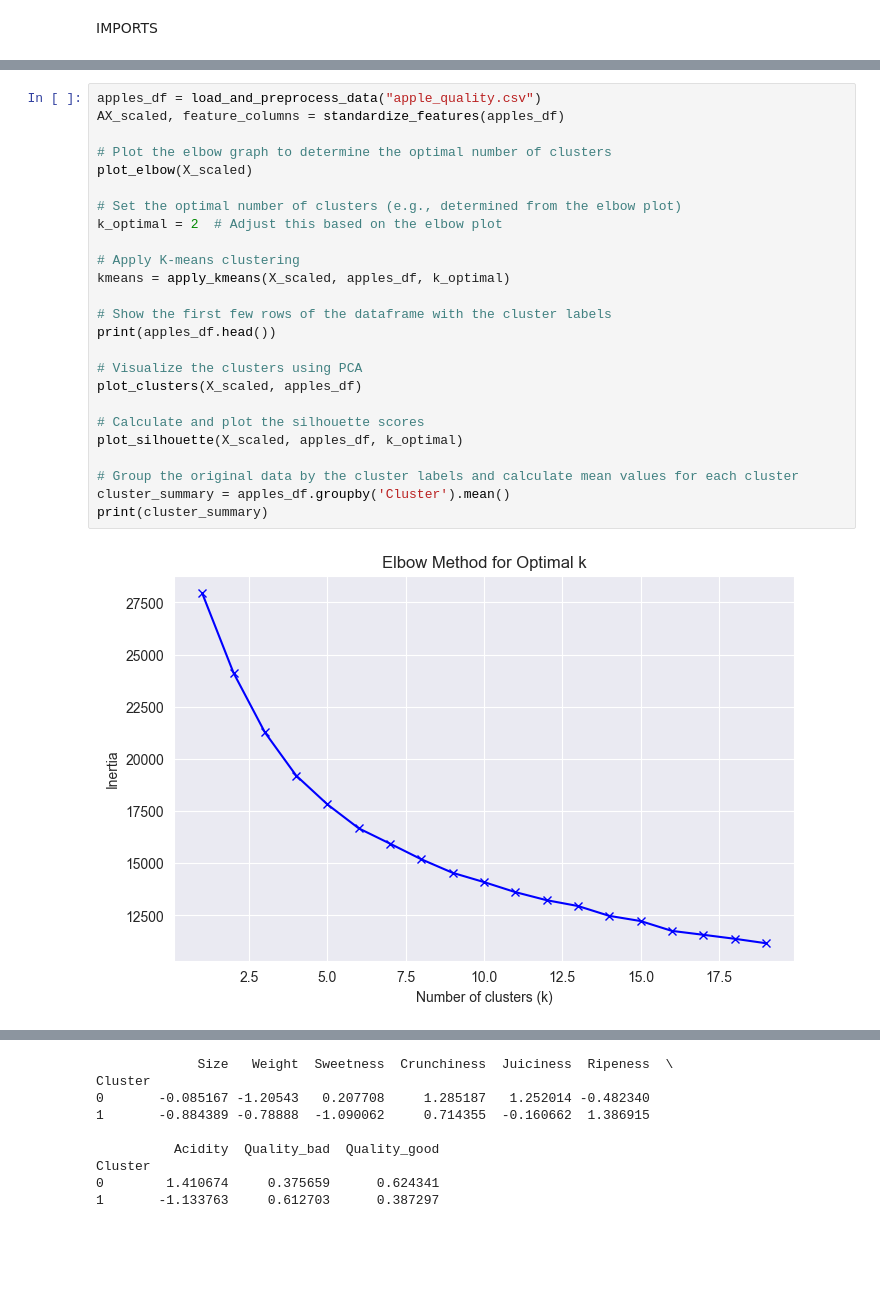
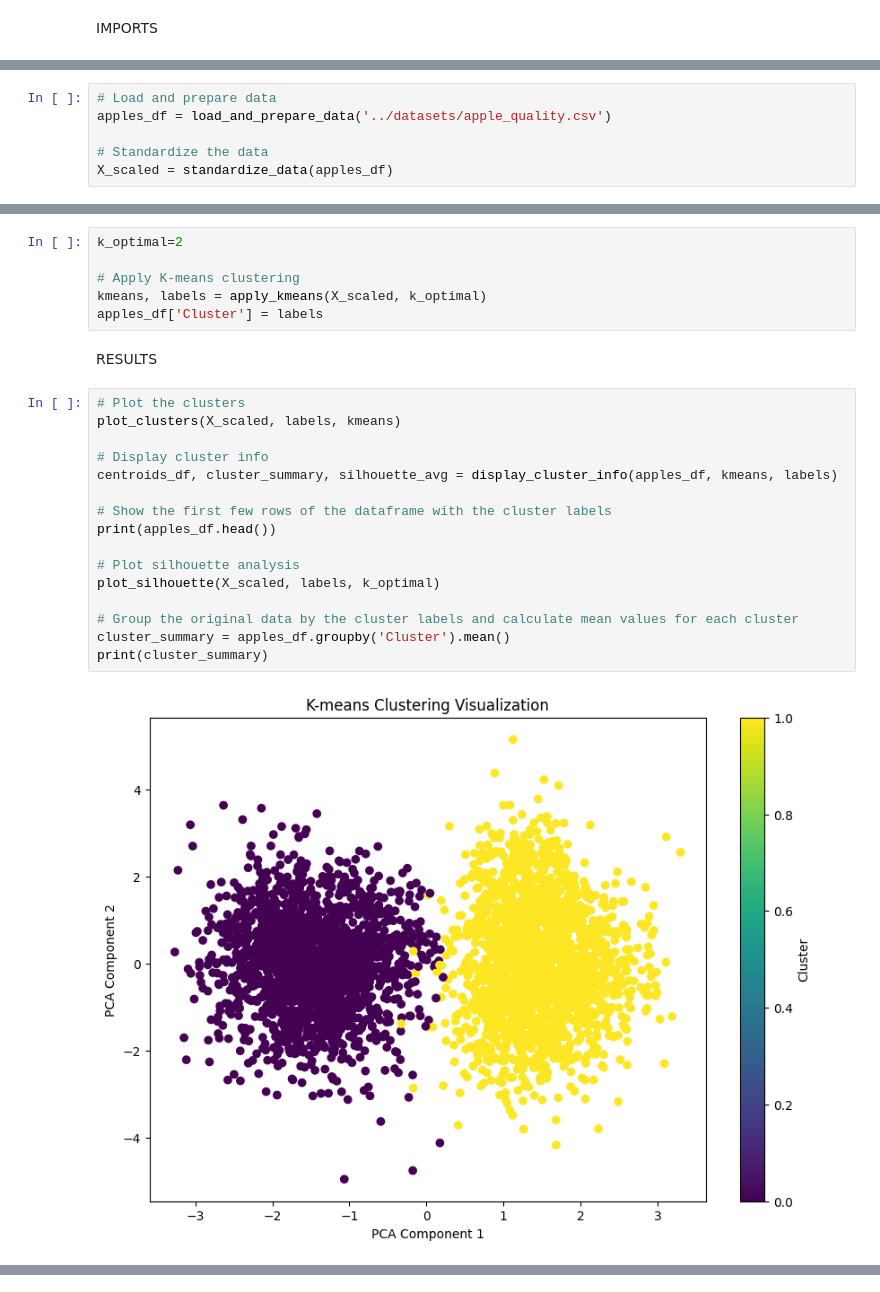
Before and after one commit to PedroRodrigues527/Data-Science-Group-5, a Jupyter notebook: Notebooks/Kmeans.ipynb, the cells around one changed output, grey strips where cells are left out. Drawn from its saved outputs; the diff is of its cells as text; blank space fills up the shorter version.

Commit message:
Kmeans + DBSCAN (#14)
* Kmeans + DBSCAN

* fix notebooks

---------

Co-authored-by: PedroRodrigues527 <pedro.miguel.rodrigues00@gmail.com>

```diff
--- a/Notebooks/Kmeans.ipynb
+++ b/Notebooks/Kmeans.ipynb
@@ -109,0 +100,6 @@ USAGE
+# %%
+# Load and prepare data
+apples_df = load_and_prepare_data('../datasets/apple_quality.csv')
+
+# Standardize the data
+X_scaled = standardize_data(apples_df)
@@ -110,27 +120,26 @@ USAGE
+# %%
+k_optimal=2
+
+# Apply K-means clustering
+kmeans, labels = apply_kmeans(X_scaled, k_optimal)
+apples_df['Cluster'] = labels
+# %% [markdown]
+RESULTS
 # %%
-apples_df = load_and_preprocess_data("apple_quality.csv")
-AX_scaled, feature_columns = standardize_features(apples_df)
+# Plot the clusters
+plot_clusters(X_scaled, labels, kmeans)
 
-# Plot the elbow graph to determine the optimal number of clusters
-plot_elbow(X_scaled)
-
-# Set the optimal number of clusters (e.g., determined from the elbow plot)
-k_optimal = 2  # Adjust this based on the elbow plot
-
-# Apply K-means clustering
-kmeans = apply_kmeans(X_scaled, apples_df, k_optimal)
+# Display cluster info
+centroids_df, cluster_summary, silhouette_avg = display_cluster_info(apples_df, kmeans, labels)
 
 # Show the first few rows of the dataframe with the cluster labels
 print(apples_df.head())
 
-# Visualize the clusters using PCA
-plot_clusters(X_scaled, apples_df)
-
-# Calculate and plot the silhouette scores
-plot_silhouette(X_scaled, apples_df, k_optimal)
+# Plot silhouette analysis
+plot_silhouette(X_scaled, labels, k_optimal)
 
 # Group the original data by the cluster labels and calculate mean values for each cluster
 cluster_summary = apples_df.groupby('Cluster').mean()
 print(cluster_summary)
 # %% [output]
-[figure, old version]
+[figure, new version]
@@ -153,9 +169,0 @@ The silhouette score for the clustering is: 0.1330
-             Size   Weight  Sweetness  Crunchiness  Juiciness  Ripeness  \
-Cluster
-0       -0.085167 -1.20543   0.207708     1.285187   1.252014 -0.482340
-1       -0.884389 -0.78888  -1.090062     0.714355  -0.160662  1.386915
-
-          Acidity  Quality_bad  Quality_good
-Cluster
-0        1.410674     0.375659      0.624341
-1       -1.133763     0.612703      0.387297
```
Also changed, not shown: parts of 11 cells of this notebook, 1 other file.
